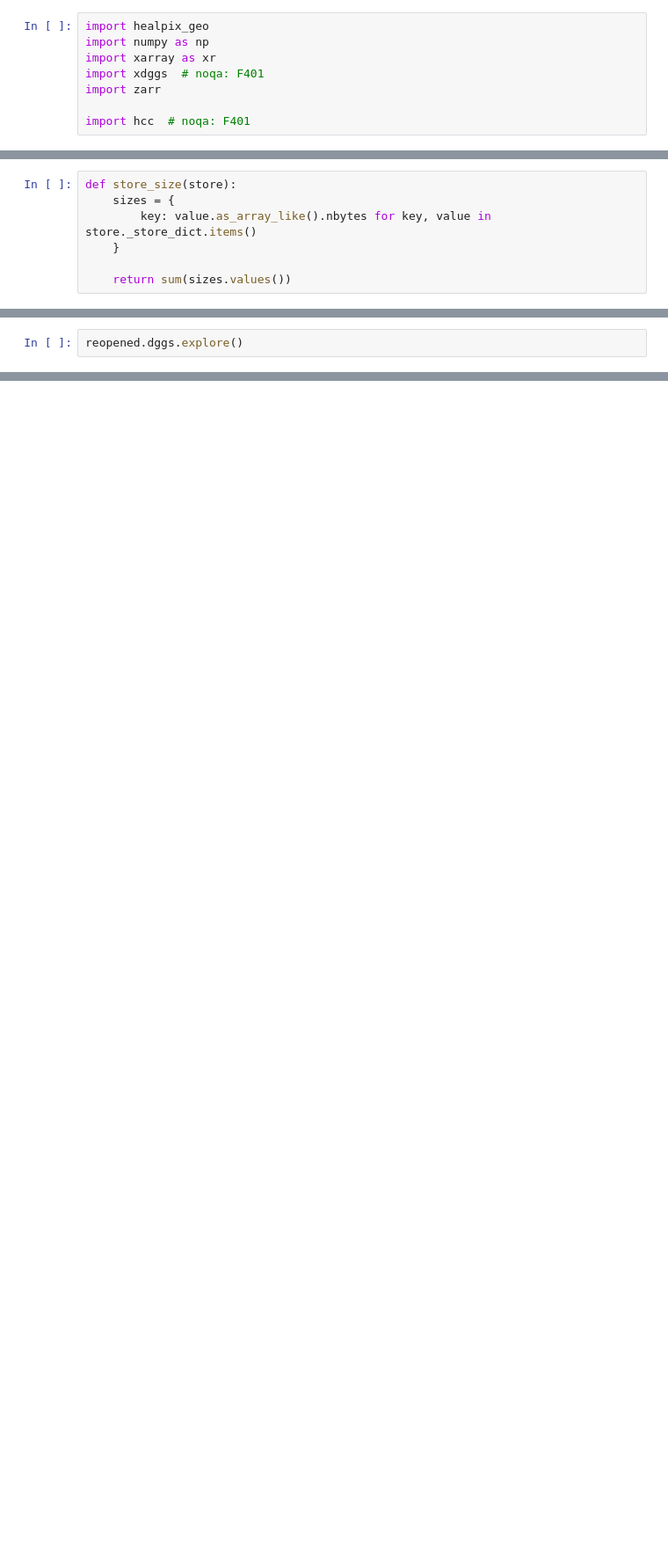
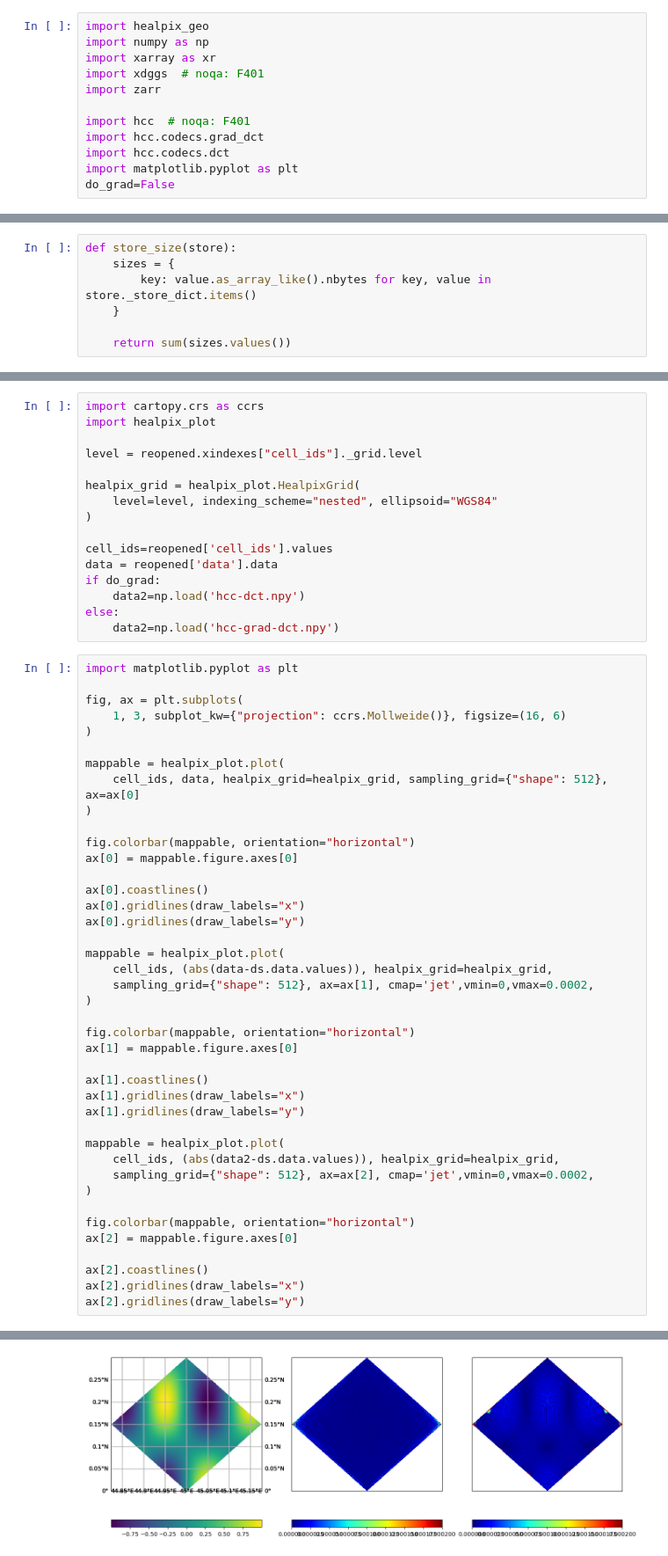
Before and after one commit to GRID4EARTH/healpix-compress, a Jupyter notebook: prototype-codec.ipynb, the cells around one changed output, grey strips where cells are left out. Shown at 88% size. Drawn from its saved outputs; the diff is of its cells as text; blank space fills up the shorter version.

Commit message:
add grad_dct

```diff
--- a/prototype-codec.ipynb
+++ b/prototype-codec.ipynb
@@ -9,5 +9,9 @@ import xdggs  # noqa: F401
 import zarr
 
 import hcc  # noqa: F401
+import hcc.codecs.grad_dct
+import hcc.codecs.dct
+import matplotlib.pyplot as plt
+do_grad=False
 # %%
 level = 17
@@ -91,2 +208,58 @@ reopened
 # %%
-reopened.dggs.explore()
+import cartopy.crs as ccrs
+import healpix_plot
+
+level = reopened.xindexes["cell_ids"]._grid.level
+
+healpix_grid = healpix_plot.HealpixGrid(
+    level=level, indexing_scheme="nested", ellipsoid="WGS84"
+)
+
+cell_ids=reopened['cell_ids'].values
+data = reopened['data'].data
+if do_grad:
+    data2=np.load('hcc-dct.npy')
+else:
+    data2=np.load('hcc-grad-dct.npy')
+# %%
+import matplotlib.pyplot as plt
+
+fig, ax = plt.subplots(
+    1, 3, subplot_kw={"projection": ccrs.Mollweide()}, figsize=(16, 6)
+)
+
+mappable = healpix_plot.plot(
+    cell_ids, data, healpix_grid=healpix_grid, sampling_grid={"shape": 512}, ax=ax[0]
+)
+
+fig.colorbar(mappable, orientation="horizontal")
+ax[0] = mappable.figure.axes[0]
+
+ax[0].coastlines()
+ax[0].gridlines(draw_labels="x")
+ax[0].gridlines(draw_labels="y")
+
+mappable = healpix_plot.plot(
+    cell_ids, (abs(data-ds.data.values)), healpix_grid=healpix_grid,
+    sampling_grid={"shape": 512}, ax=ax[1], cmap='jet',vmin=0,vmax=0.0002,
+)
+
+fig.colorbar(mappable, orientation="horizontal")
+ax[1] = mappable.figure.axes[0]
+
+ax[1].coastlines()
+ax[1].gridlines(draw_labels="x")
+ax[1].gridlines(draw_labels="y")
+
+mappable = healpix_plot.plot(
+    cell_ids, (abs(data2-ds.data.values)), healpix_grid=healpix_grid,
+    sampling_grid={"shape": 512}, ax=ax[2], cmap='jet',vmin=0,vmax=0.0002,
+)
+
+fig.colorbar(mappable, orientation="horizontal")
+ax[2] = mappable.figure.axes[0]
+
+ax[2].coastlines()
+ax[2].gridlines(draw_labels="x")
+ax[2].gridlines(draw_labels="y")
+# %% [output]
@@ -93 +267,2 @@ reopened.dggs.explore()
+[figure, added]
 # %%
```
Also changed, not shown: parts of 15 cells of this notebook, 4 other files.
